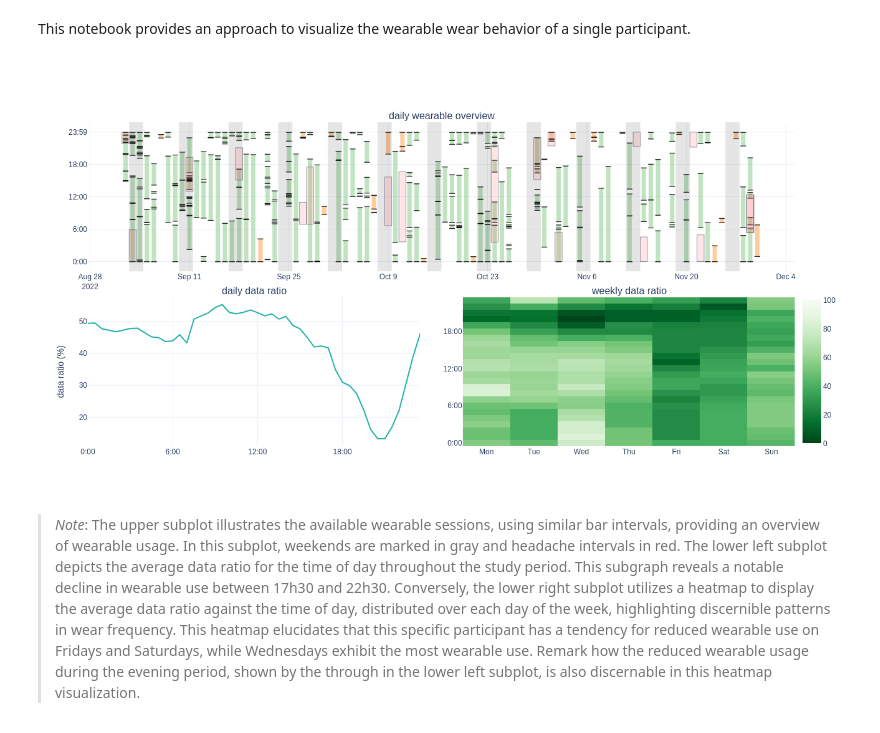
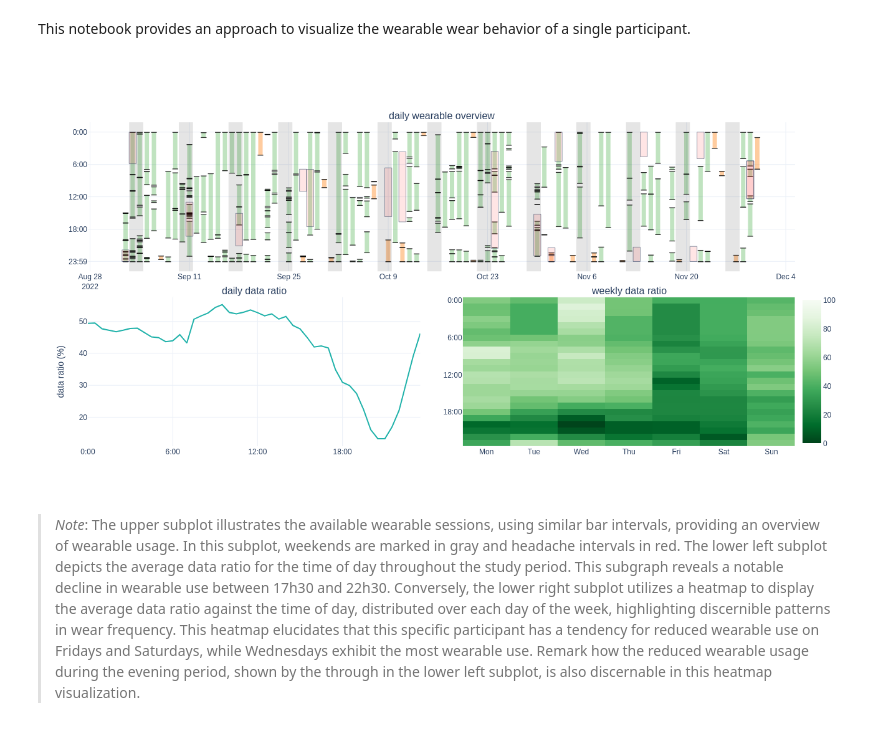
Before and after one commit to predict-idlab/data-quality-challenges-wearables, a Jupyter notebook: notebooks/mBrain/C4_Wearable_wear_behavior.ipynb, the cells around one changed output. Cells and saved outputs as stored; diff of their text form; code cells hidden in the pictures.

```diff
--- a/notebooks/mBrain/C4_Wearable_wear_behavior.ipynb
+++ b/notebooks/mBrain/C4_Wearable_wear_behavior.ipynb
@@ -205,31 +205,32 @@ for row, col in [(1, 1), (2, 2)]:
         tickmode="array",
         ticktext=["0:00", "6:00", "12:00", "18:00", "23:59"],
         tickvals=[
             dt.replace(hour=0),
             dt.replace(hour=6),
             dt.replace(hour=12),
             dt.replace(hour=18),
             dt.replace(hour=23, minute=59),
         ],
+        autorange="reversed",
         row=row,
         col=col,
     )
 
 fig.update_xaxes(
     tickmode="array",
     tickvals=[0, 1, 2, 3, 4, 5, 6],
     ticktext=["Mon", "Tue", "Wed", "Thu", "Fri", "Sat", "Sun"],
     row=2,
     col=2,
 )
 # hide the gridlines
 fig.update_xaxes(zeroline=False, showgrid=False, row=2, col=2)
 fig.update_yaxes(zeroline=False, showgrid=False, row=2, col=2)
 
 # display the figure
 if USE_PNG:
     fig.show(renderer="png", width=1300, height=700)
 else:
     fig.show()
 # %% [output]
-[figure, old version]
+[figure, new version]
```
Also changed, not shown: parts of 1 cell of this notebook, 2 other files.
